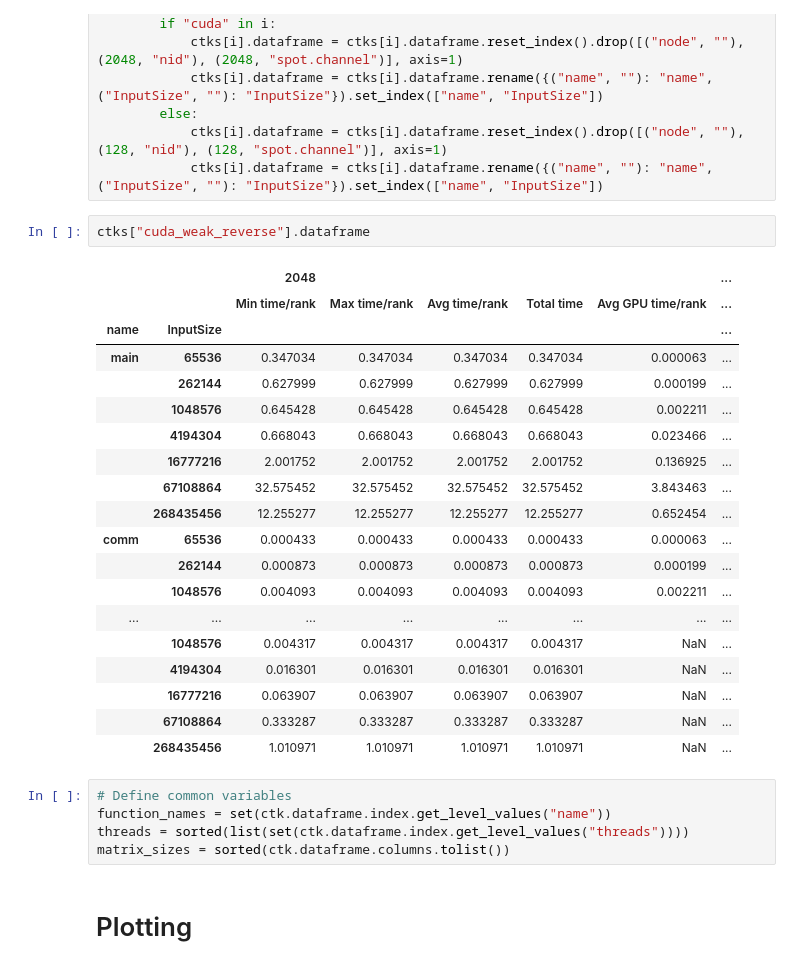
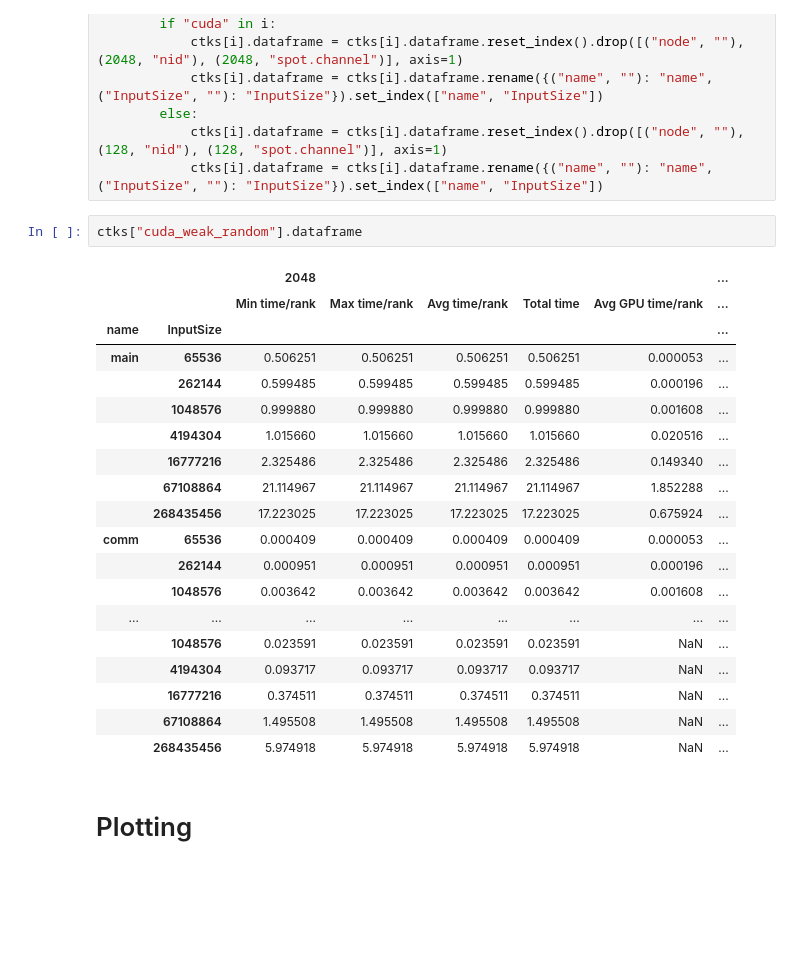
Before and after one commit to aheff20/CSCE435GroupProject, a Jupyter notebook: SampleSort_thicket.ipynb, the cells around one changed output. Drawn from its saved outputs; the diff is of its cells as text; blank space fills up the shorter version.

```diff
--- a/SampleSort_thicket.ipynb
+++ b/SampleSort_thicket.ipynb
@@ -242,32 +242,27 @@ for i in ctks.keys():
             ctks[i].dataframe = ctks[i].dataframe.reset_index().drop([("node", ""), (128, "nid"), (128, "spot.channel")], axis=1)
             ctks[i].dataframe = ctks[i].dataframe.rename({("name", ""): "name", ("InputSize", ""): "InputSize"}).set_index(["name", "InputSize"])
 # %%
-ctks["cuda_weak_reverse"].dataframe
+ctks["cuda_weak_random"].dataframe
 # %% [output]
 |  |  | 2048 |  |  |  |  | ... |
 |  |  | Min time/rank | Max time/rank | Avg time/rank | Total time | Avg GPU time/rank | ... |
 | name | InputSize |  |  |  |  |  | ... |
-| main | 65536 | 0.347034 | 0.347034 | 0.347034 | 0.347034 | 0.000063 | ... |
-|  | 262144 | 0.627999 | 0.627999 | 0.627999 | 0.627999 | 0.000199 | ... |
-|  | 1048576 | 0.645428 | 0.645428 | 0.645428 | 0.645428 | 0.002211 | ... |
-|  | 4194304 | 0.668043 | 0.668043 | 0.668043 | 0.668043 | 0.023466 | ... |
-|  | 16777216 | 2.001752 | 2.001752 | 2.001752 | 2.001752 | 0.136925 | ... |
-|  | 67108864 | 32.575452 | 32.575452 | 32.575452 | 32.575452 | 3.843463 | ... |
-|  | 268435456 | 12.255277 | 12.255277 | 12.255277 | 12.255277 | 0.652454 | ... |
-| comm | 65536 | 0.000433 | 0.000433 | 0.000433 | 0.000433 | 0.000063 | ... |
-|  | 262144 | 0.000873 | 0.000873 | 0.000873 | 0.000873 | 0.000199 | ... |
-|  | 1048576 | 0.004093 | 0.004093 | 0.004093 | 0.004093 | 0.002211 | ... |
+| main | 65536 | 0.506251 | 0.506251 | 0.506251 | 0.506251 | 0.000053 | ... |
+|  | 262144 | 0.599485 | 0.599485 | 0.599485 | 0.599485 | 0.000196 | ... |
+|  | 1048576 | 0.999880 | 0.999880 | 0.999880 | 0.999880 | 0.001608 | ... |
+|  | 4194304 | 1.015660 | 1.015660 | 1.015660 | 1.015660 | 0.020516 | ... |
+|  | 16777216 | 2.325486 | 2.325486 | 2.325486 | 2.325486 | 0.149340 | ... |
+|  | 67108864 | 21.114967 | 21.114967 | 21.114967 | 21.114967 | 1.852288 | ... |
+|  | 268435456 | 17.223025 | 17.223025 | 17.223025 | 17.223025 | 0.675924 | ... |
+| comm | 65536 | 0.000409 | 0.000409 | 0.000409 | 0.000409 | 0.000053 | ... |
+|  | 262144 | 0.000951 | 0.000951 | 0.000951 | 0.000951 | 0.000196 | ... |
+|  | 1048576 | 0.003642 | 0.003642 | 0.003642 | 0.003642 | 0.001608 | ... |
 | ... | ... | ... | ... | ... | ... | ... | ... |
-|  | 1048576 | 0.004317 | 0.004317 | 0.004317 | 0.004317 | NaN | ... |
-|  | 4194304 | 0.016301 | 0.016301 | 0.016301 | 0.016301 | NaN | ... |
-|  | 16777216 | 0.063907 | 0.063907 | 0.063907 | 0.063907 | NaN | ... |
-|  | 67108864 | 0.333287 | 0.333287 | 0.333287 | 0.333287 | NaN | ... |
-|  | 268435456 | 1.010971 | 1.010971 | 1.010971 | 1.010971 | NaN | ... |
+|  | 1048576 | 0.023591 | 0.023591 | 0.023591 | 0.023591 | NaN | ... |
+|  | 4194304 | 0.093717 | 0.093717 | 0.093717 | 0.093717 | NaN | ... |
+|  | 16777216 | 0.374511 | 0.374511 | 0.374511 | 0.374511 | NaN | ... |
+|  | 67108864 | 1.495508 | 1.495508 | 1.495508 | 1.495508 | NaN | ... |
+|  | 268435456 | 5.974918 | 5.974918 | 5.974918 | 5.974918 | NaN | ... |
-# %%
-# Define common variables
-function_names = set(ctk.dataframe.index.get_level_values("name"))
-threads = sorted(list(set(ctk.dataframe.index.get_level_values("threads"))))
-matrix_sizes = sorted(ctk.dataframe.columns.tolist())
 # %% [markdown]
 # Plotting
 # %% [markdown]
```
Also changed, not shown: parts of 17 cells of this notebook.
